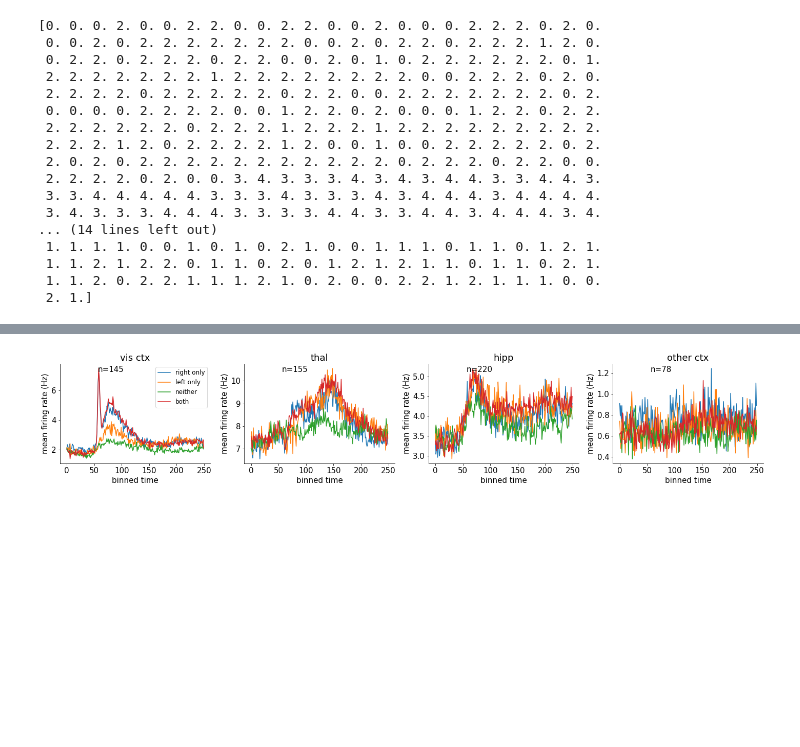
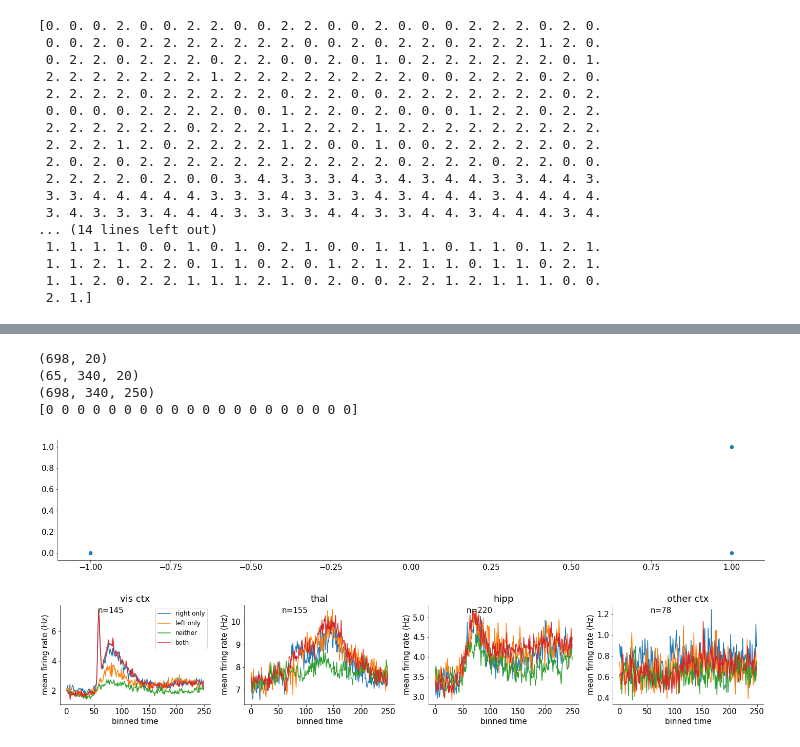
Before and after one commit to EmiliosIsaias/RattusDeus, a Jupyter notebook: Project_Notebook.ipynb, the cells around one changed output, grey strips where cells are left out. Saved outputs shown, nothing was run; the diff lists cells and outputs as text; code cells hidden in the pictures; blank space fills up the shorter version.

```diff
--- a/Project_Notebook.ipynb
+++ b/Project_Notebook.ipynb
@@ -183,3 +166,53 @@ engInd = np.zeros([1,dat['spks'].shape[1]])
+# %%
+# engagement index according to Steinmetz
+
+
+vis_left_p = dat['contrast_left_passive']
+vis_right_p = dat['contrast_right_passive']
+
+area1 = (dat['brain_area']=="DG")
+
+x = ( dat['spks'][area1][:,:,(t>dat["stim_onset"]*1000-200) & (t<dat["stim_onset"]*1000)].mean(axis=(0,1)) \
+    - dat['spks_passive'][area1][:,:,(t>dat["stim_onset"]*1000-200) & (t<dat["stim_onset"]*1000)].mean(axis=(0,1)) )
+#print(np.linalg.norm(xn))
+#print(max(x))
+x = x/np.linalg.norm(x)
+print(dat['spks'][:,1,(t>dat["stim_onset"]*1000-200) & (t<dat["stim_onset"]*1000)].shape)
+
+#plt.plot(t[(t>dat["stim_onset"]*1000-200) & (t<dat["stim_onset"]*1000)],x)
+engInd = np.zeros([dat['spks'].shape[1]])
+
+cue = np.sign(dat['contrast_left']-dat['contrast_right'])
+correctChoice =  (cue==dat['response'] )
+print(dat['spks'][area1][:,:,(t>dat["stim_onset"]*1000-200) & (t<dat["stim_onset"]*1000)].shape)  # (t>dat["stim_onset"]*1000-200) & (t<dat["stim_onset"]*1000)].shape)
+
+for j in range(dat['spks'].shape[1]):
+    engInd[j] = dat['spks'][area1][:,j,(t>dat["stim_onset"]*1000-200) & (t<dat["stim_onset"]*1000)].mean(axis=0) @ x
+
+
+
+print(dat['spks'].shape)
+print(dat['spks'][area1][1,1,(t>dat["stim_onset"]*1000-200) & (t<dat["stim_onset"]*1000)])
+#plt.plot(x)
+#plt.plot(engInd)
+#plt.plot((dat['feedback_type']+1)/4)
+#print(cue)
+plt.scatter(dat['feedback_type'],correctChoice)
+#plt.scatter(correctChoice,engInd)
+#matplotlib.pyplot.boxplot([engInd[~correctChoice], engInd[correctChoice]])
+#plt.plot((correctChoice+1)/4)
+#plt.plot((cue+1)/4)
+#plt.plot((dat['response']+1)/4)
+#print(t[(t>dat["stim_onset"]*1000-200) & (t<dat["stim_onset"]*1000)])
+#print(t.any(t>dat["stim_onset"]*1000-200 and t<dat["stim_onset"]*1000))
+# print(engInd)
+#print(t[t>dat["stim_onset"]*1000-200 and t< dat["stim_onset"]*1000])
+# %% [output]
+(698, 20)
+(65, 340, 20)
+(698, 340, 250)
+[0 0 0 0 0 0 0 0 0 0 0 0 0 0 0 0 0 0 0 0]
+[figure, added]
 # %%
 #@title plots by brain region and visual conditions
 for j in range(nareas):
```
Also changed, not shown: parts of 3 cells of this notebook.
